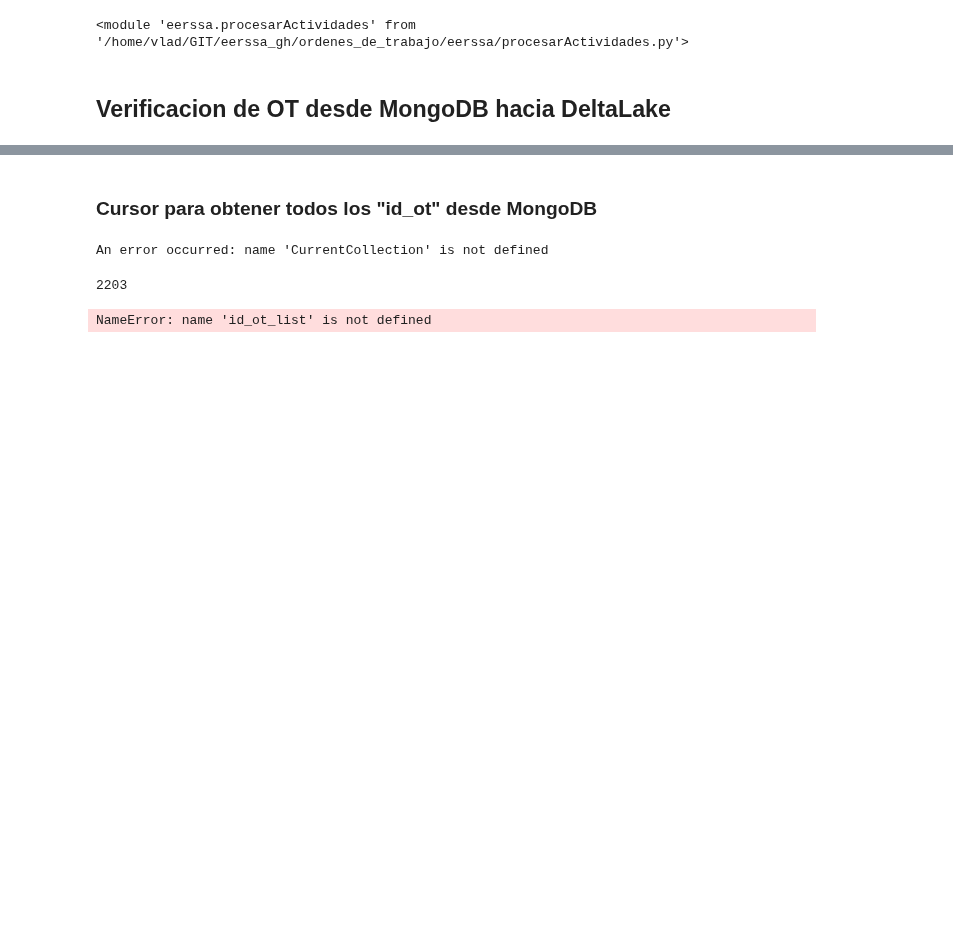
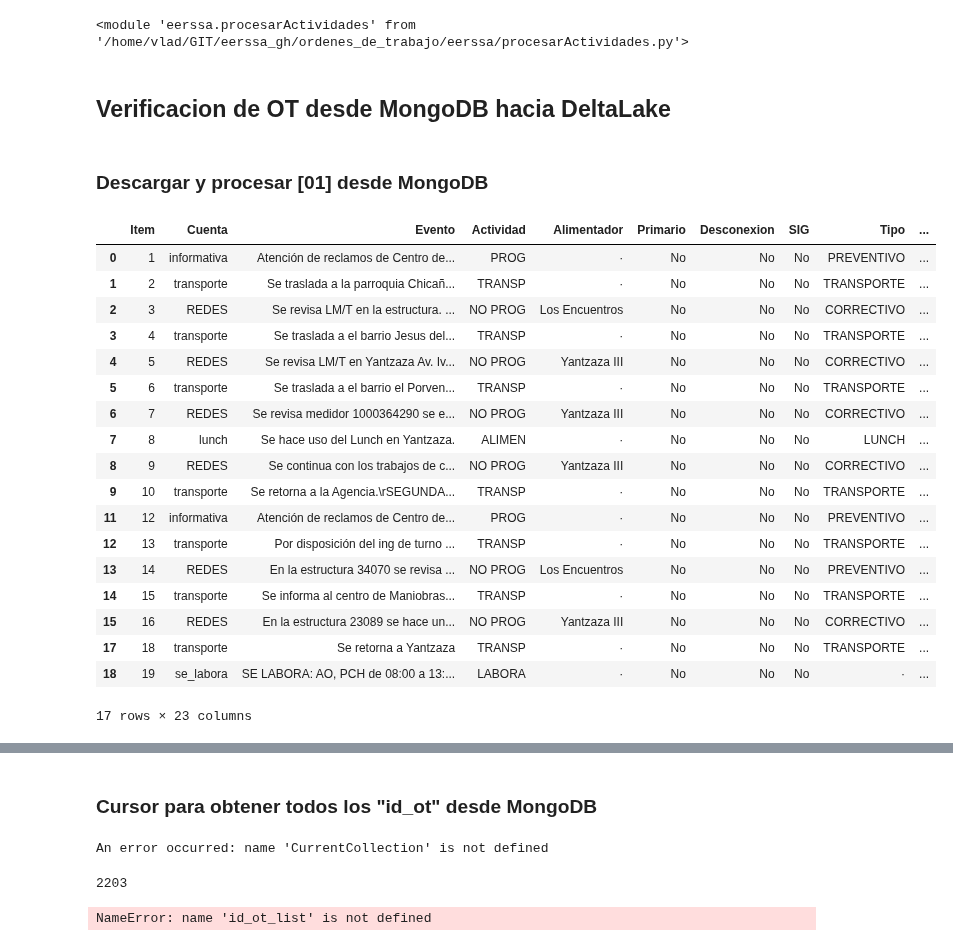
Before and after one commit to ernestopalacios/ordenes_de_trabajo, a Jupyter notebook: Test_DataLake.ipynb, the cells around one changed output, grey strips where cells are left out. Saved outputs shown, nothing was run; the diff lists cells and outputs as text; code cells hidden in the pictures; blank space fills up the shorter version.

```diff
--- a/Test_DataLake.ipynb
+++ b/Test_DataLake.ipynb
@@ -114,0 +89,2 @@ df.query( f"Duracion == -1" )
+# %%
+df.loc[133049, 'InicioEvento'] = '2022-10-28 15:40:00'
@@ -114,0 +136,22 @@ df.query( f"Duracion == -1" )
+# %%
+import pyarrow as pa
+
+edited_data = pa.Table.from_pandas( df )
+
+try:
+
+    unique_key_predicate = "target.id_ot = source.id_ot AND target.Item = source.Item"
+
+    (dt.merge(
+                    source=edited_data,
+                    predicate=unique_key_predicate,
+                    source_alias="source",
+                    target_alias="target"
+                )
+                .when_matched_update_all()  # Rule 1: If an activity exists, update it.
+                .when_not_matched_insert_all()  # Rule 2: If it's a new activity, insert it.
+                .execute()
+    )
+    print("✅ **Successfully saved changes to Delta Lake!**")
+except Exception as e:
+    print(f"❌ **Error saving to Delta Lake:** {e}")
@@ -170,3 +324,39 @@ reload( ActividadesV30)
 <module 'eerssa.procesarActividades' from '/home/vlad/GIT/eerssa_gh/ordenes_de_trabajo/eerssa/procesarActividades.py'>
 # %% [markdown]
 ## Verificacion de OT desde MongoDB hacia DeltaLake
+# %% [markdown]
+### Descargar y procesar [01] desde MongoDB
+# %%
+id_descarga = 97355
+
+try:
+  ot_test = CurrentCollection.find_one({'id_ot':id_descarga})
+  if not ot_test:
+    print(f" [X] No se pudo descargar la OT")
+  else:
+    activ = ActividadesV30.ConvertirOT_a_ActividadesCSV( ClaseOT.GestionOt.from_v30( ot_test ) )
+
+except Exception as e:
+  print(f"{e}")
+# %%
+activ
+# %% [output]
+|  | Item | Cuenta | Evento | Actividad | Alimentador | Primario | Desconexion | SIG | Tipo | ... |
+| 0 | 1 | informativa | Atención de reclamos de Centro de... | PROG | · | No | No | No | PREVENTIVO | ... |
+| 1 | 2 | transporte | Se traslada a la parroquia Chicañ... | TRANSP | · | No | No | No | TRANSPORTE | ... |
+| 2 | 3 | REDES | Se revisa LM/T en la estructura. ... | NO PROG | Los Encuentros | No | No | No | CORRECTIVO | ... |
+| 3 | 4 | transporte | Se traslada a el barrio Jesus del... | TRANSP | · | No | No | No | TRANSPORTE | ... |
+| 4 | 5 | REDES | Se revisa LM/T en Yantzaza Av. Iv... | NO PROG | Yantzaza III | No | No | No | CORRECTIVO | ... |
+| 5 | 6 | transporte | Se traslada a el barrio el Porven... | TRANSP | · | No | No | No | TRANSPORTE | ... |
+| 6 | 7 | REDES | Se revisa medidor 1000364290 se e... | NO PROG | Yantzaza III | No | No | No | CORRECTIVO | ... |
+| 7 | 8 | lunch | Se hace uso del Lunch en Yantzaza. | ALIMEN | · | No | No | No | LUNCH | ... |
+| 8 | 9 | REDES | Se continua con los trabajos de c... | NO PROG | Yantzaza III | No | No | No | CORRECTIVO | ... |
+| 9 | 10 | transporte | Se retorna a la Agencia.\rSEGUNDA... | TRANSP | · | No | No | No | TRANSPORTE | ... |
+| 11 | 12 | informativa | Atención de reclamos de Centro de... | PROG | · | No | No | No | PREVENTIVO | ... |
+| 12 | 13 | transporte | Por disposición del ing de turno ... | TRANSP | · | No | No | No | TRANSPORTE | ... |
+| 13 | 14 | REDES | En la estructura 34070 se revisa ... | NO PROG | Los Encuentros | No | No | No | PREVENTIVO | ... |
+| 14 | 15 | transporte | Se informa al centro de Maniobras... | TRANSP | · | No | No | No | TRANSPORTE | ... |
+| 15 | 16 | REDES | En la estructura 23089 se hace un... | NO PROG | Yantzaza III | No | No | No | CORRECTIVO | ... |
+| 17 | 18 | transporte | Se retorna a Yantzaza | TRANSP | · | No | No | No | TRANSPORTE | ... |
+| 18 | 19 | se_labora | SE LABORA: AO, PCH de 08:00 a 13:... | LABORA | · | No | No | No | · | ... |
+17 rows × 23 columns
```
Also changed, not shown: parts of 28 cells of this notebook, 8 other files.
